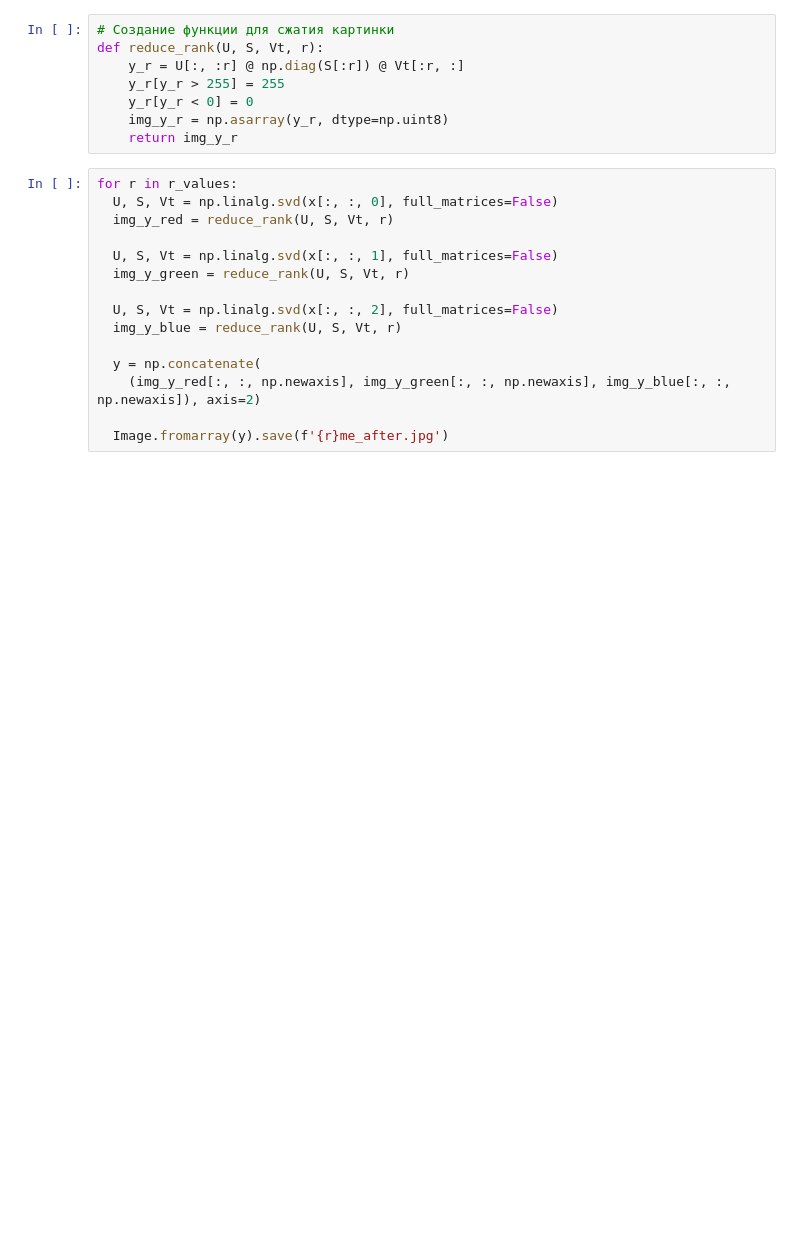
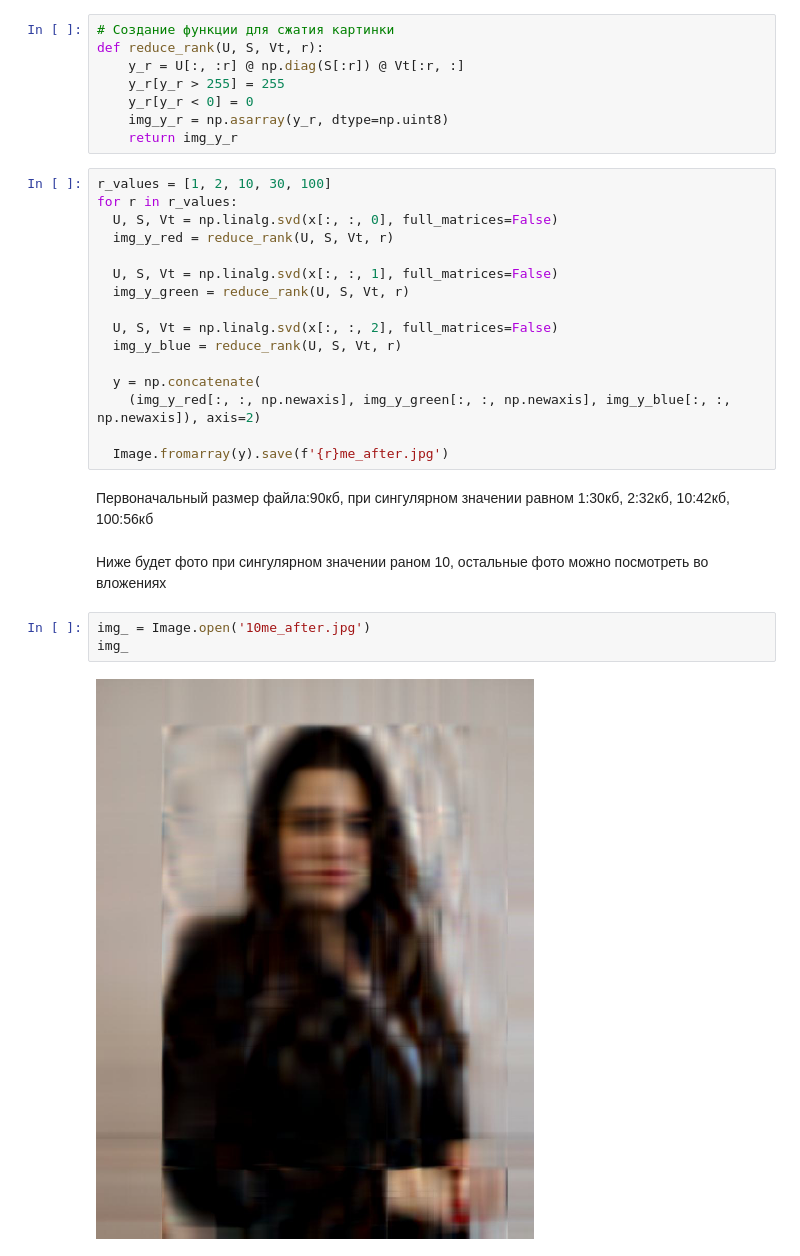
Before and after one commit to sdskripnikova/MathCode2024, a Jupyter notebook: homework-05/Homework 5.ipynb, the cells around one changed output. Cells and saved outputs as stored; diff of their text form; blank space fills up the shorter version.

```diff
--- a/homework-05/Homework 5.ipynb
+++ b/homework-05/Homework 5.ipynb
@@ -33,6 +17,7 @@ def reduce_rank(U, S, Vt, r):
     img_y_r = np.asarray(y_r, dtype=np.uint8)
     return img_y_r
 # %%
+r_values = [1, 2, 10, 30, 100]
 for r in r_values:
   U, S, Vt = np.linalg.svd(x[:, :, 0], full_matrices=False)
   img_y_red = reduce_rank(U, S, Vt, r)
@@ -47,3 +32,12 @@ for r in r_values:
     (img_y_red[:, :, np.newaxis], img_y_green[:, :, np.newaxis], img_y_blue[:, :, np.newaxis]), axis=2)
 
   Image.fromarray(y).save(f'{r}me_after.jpg')
+# %% [markdown]
+Первоначальный размер файла:90кб, при сингулярном значении равном 1:30кб, 2:32кб, 10:42кб, 100:56кб
+# %% [markdown]
+Ниже будет фото при сингулярном значении раном 10, остальные фото можно посмотреть во вложениях
+# %%
+img_ = Image.open('10me_after.jpg')
+img_
+# %% [output]
+[figure, added]
```
Also changed, not shown: parts of 1 cell of this notebook.
